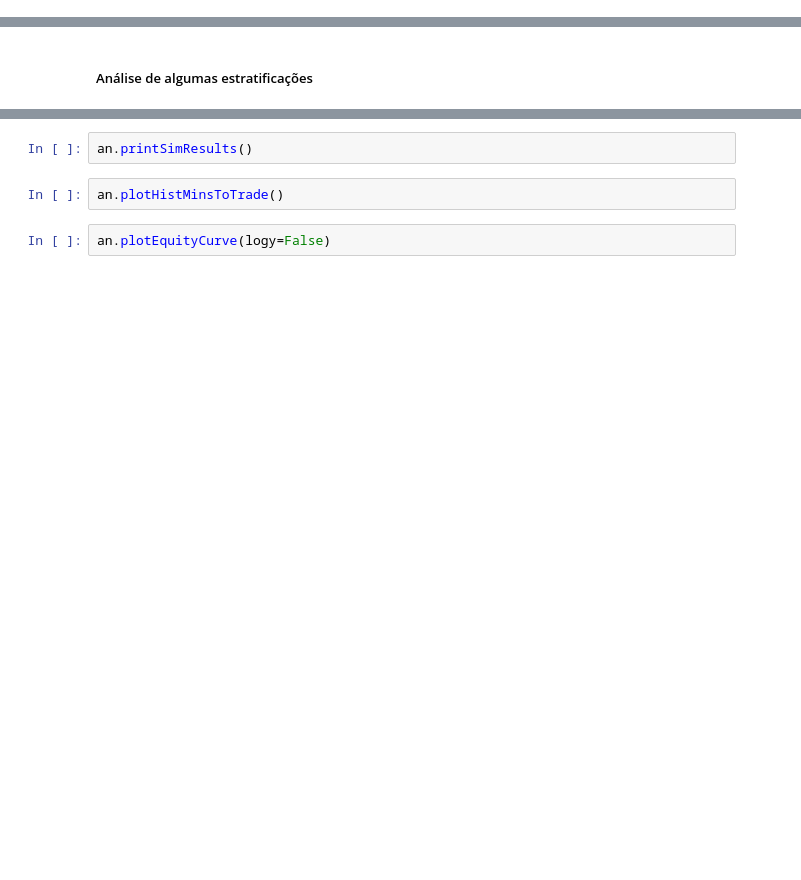
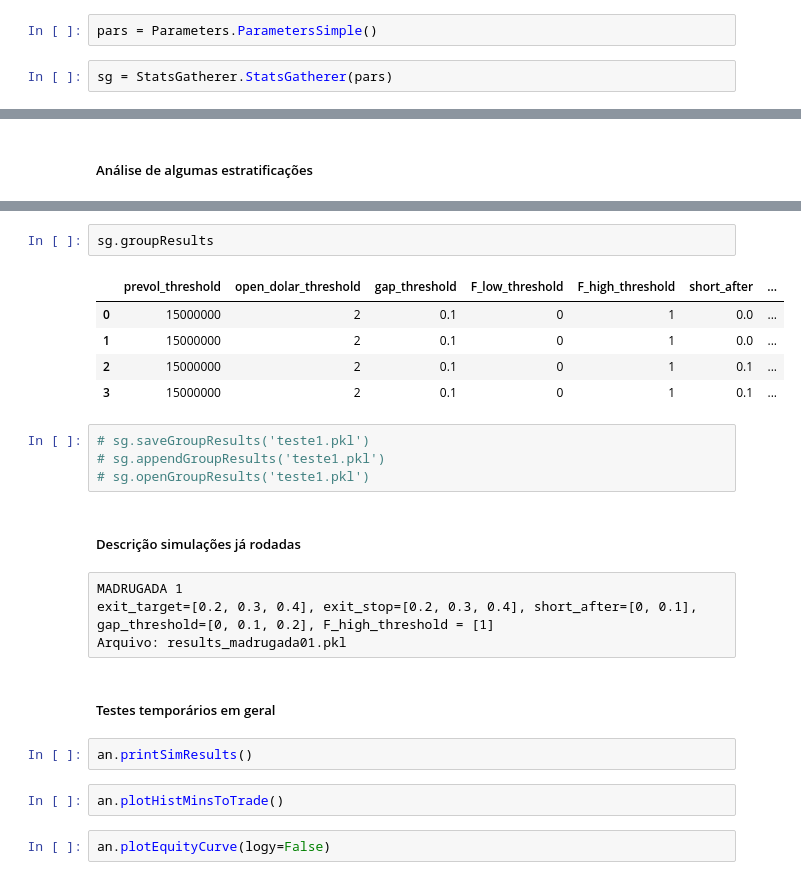
Before and after one commit to gustcomer/pynnystock_analyser, a Jupyter notebook: Estrategia-Using TradesAnalyser.ipynb, the cells around one changed output, grey strips where cells are left out. Drawn from its saved outputs; the diff is of its cells as text; blank space fills up the shorter version.

```diff
--- a/Estrategia-Using TradesAnalyser.ipynb
+++ b/Estrategia-Using TradesAnalyser.ipynb
@@ -19,0 +25,4 @@ an = ta.TradesAnalyser(ativo_dia_list)
+# %%
+pars = Parameters.ParametersSimple()
+# %%
+sg = StatsGatherer.StatsGatherer(pars)
@@ -68,3 +174,23 @@ dftr.groupby(dftr['date'].dt.to_period('M')).agg(
+# %%
+sg.groupResults
+# %% [output]
+|  | prevol_threshold | open_dolar_threshold | gap_threshold | F_low_threshold | F_high_threshold | short_after | ... |
+| 0 | 15000000 | 2 | 0.1 | 0 | 1 | 0.0 | ... |
+| 1 | 15000000 | 2 | 0.1 | 0 | 1 | 0.0 | ... |
+| 2 | 15000000 | 2 | 0.1 | 0 | 1 | 0.1 | ... |
+| 3 | 15000000 | 2 | 0.1 | 0 | 1 | 0.1 | ... |
+# %%
+# sg.saveGroupResults('teste1.pkl')
+# sg.appendGroupResults('teste1.pkl')
+# sg.openGroupResults('teste1.pkl')
+# %% [markdown]
+##### Descrição simulações já rodadas
+# %% [raw]
+MADRUGADA 1
+exit_target=[0.2, 0.3, 0.4], exit_stop=[0.2, 0.3, 0.4], short_after=[0, 0.1], gap_threshold=[0, 0.1, 0.2], F_high_threshold = [1]
+Arquivo: results_madrugada01.pkl
+# %% [markdown]
+##### Testes temporários em geral
 # %%
 an.printSimResults()
 # %%
```
Also changed, not shown: parts of 29 cells of this notebook, 6 other files.
